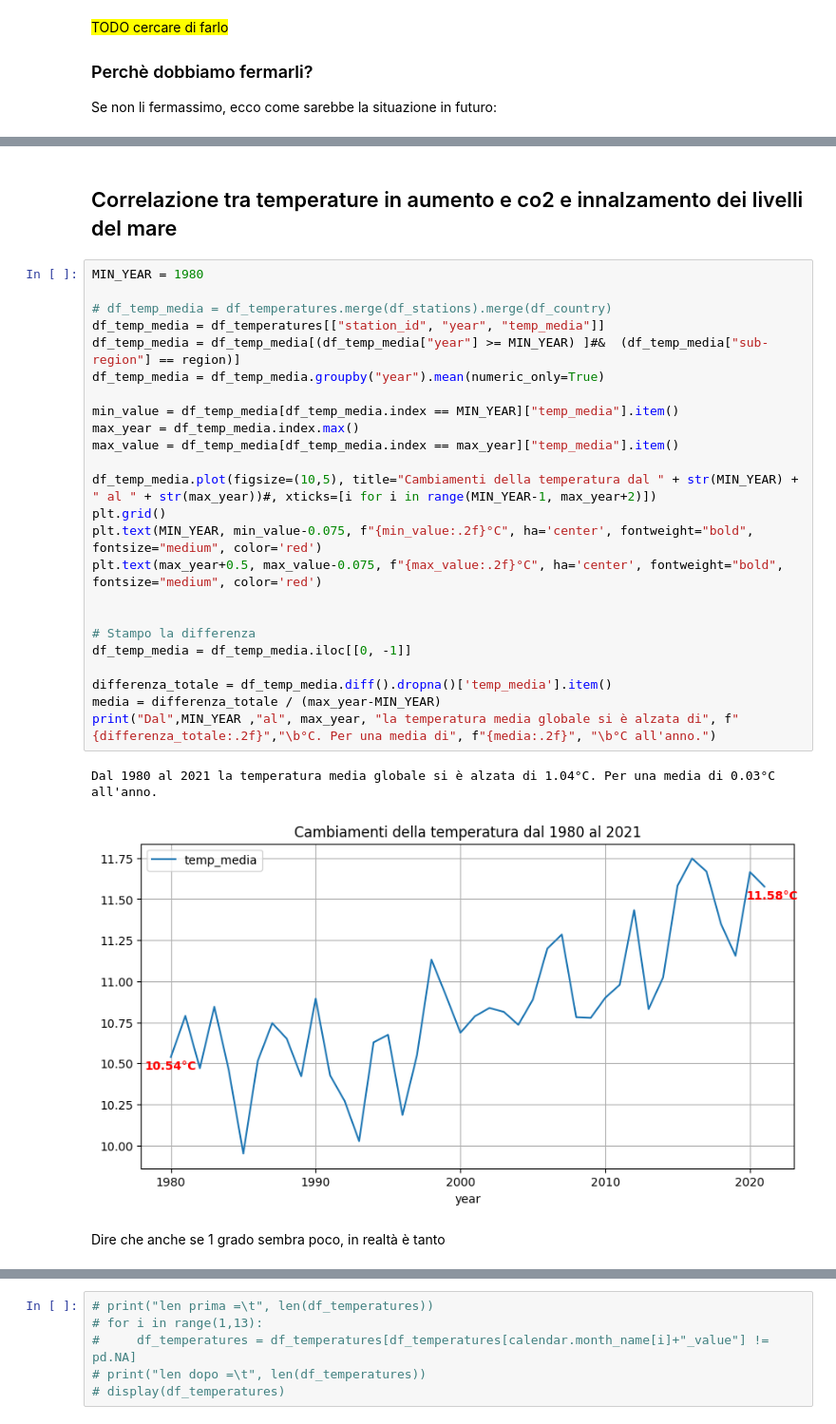
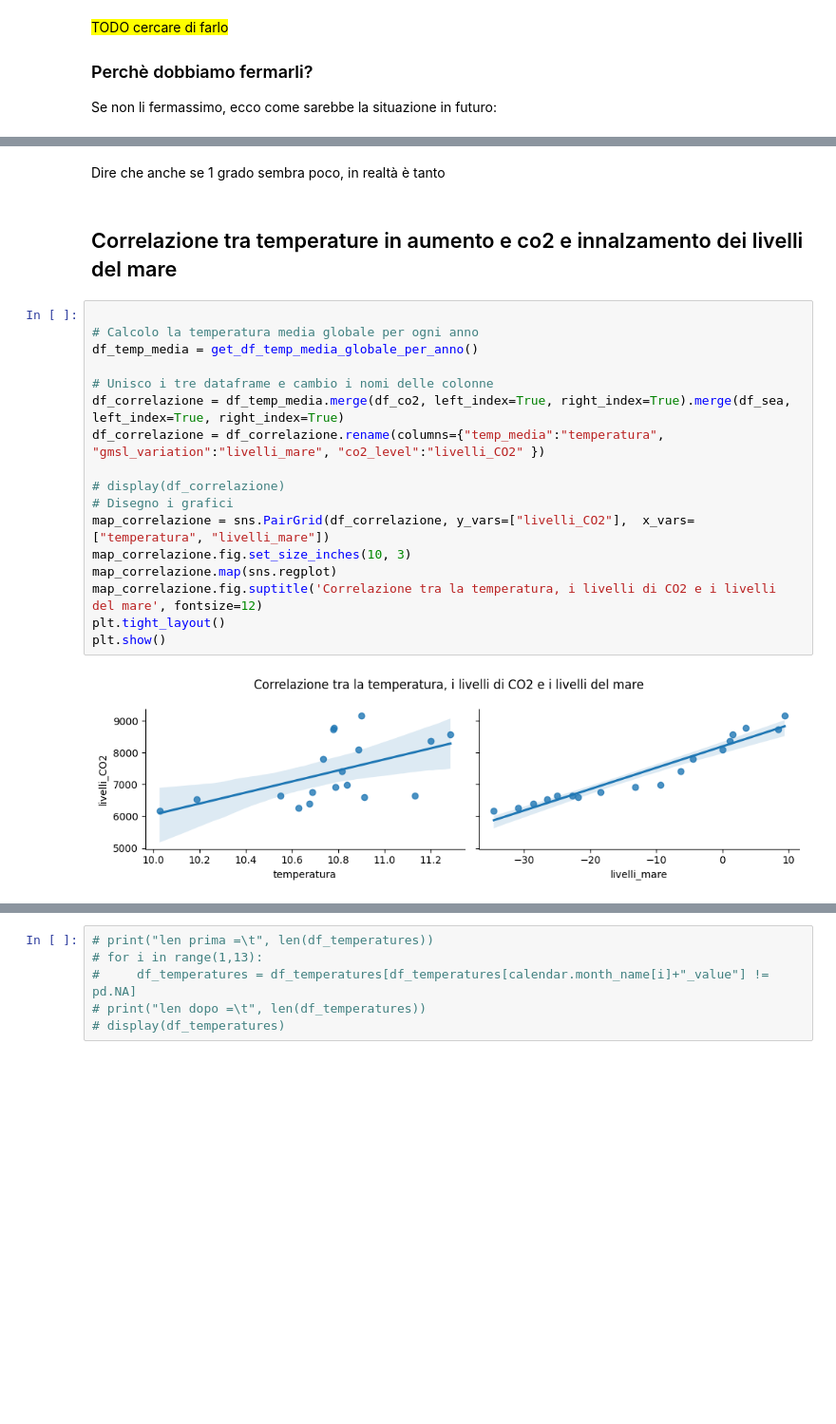
Before and after one commit to ElenaCurti/big-data, a Jupyter notebook: Attivita_03_DataAnalytics/file.ipynb, the cells around one changed output, grey strips where cells are left out. Shown at 95% size. Saved outputs shown, nothing was run; the diff lists cells and outputs as text; blank space fills up the shorter version.

Commit message:
attivita 3: aggiunti grafici correlazione

```diff
--- a/Attivita_03_DataAnalytics/file.ipynb
+++ b/Attivita_03_DataAnalytics/file.ipynb
@@ -484,31 +541,23 @@ Se non li fermassimo, ecco come sarebbe la situazione in futuro:
+# %% [markdown]
+Dire che anche se 1 grado sembra poco, in realtà è tanto
 # %% [markdown]
 ## Correlazione tra temperature in aumento e co2 e innalzamento dei livelli del mare
-# %%
-MIN_YEAR = 1980
-
-# df_temp_media = df_temperatures.merge(df_stations).merge(df_country)
-df_temp_media = df_temperatures[["station_id", "year", "temp_media"]]
-df_temp_media = df_temp_media[(df_temp_media["year"] >= MIN_YEAR) ]#&  (df_temp_media["sub-region"] == region)]
-df_temp_media = df_temp_media.groupby("year").mean(numeric_only=True)
-
-min_value = df_temp_media[df_temp_media.index == MIN_YEAR]["temp_media"].item()
-max_year = df_temp_media.index.max()
-max_value = df_temp_media[df_temp_media.index == max_year]["temp_media"].item()
-
-df_temp_media.plot(figsize=(10,5), title="Cambiamenti della temperatura dal " + str(MIN_YEAR) + " al " + str(max_year))#, xticks=[i for i in range(MIN_YEAR-1, max_year+2)])
-plt.grid()
-plt.text(MIN_YEAR, min_value-0.075, f"{min_value:.2f}°C", ha='center', fontweight="bold", fontsize="medium", color='red')
-plt.text(max_year+0.5, max_value-0.075, f"{max_value:.2f}°C", ha='center', fontweight="bold", fontsize="medium", color='red')
-
-
-# Stampo la differenza
-df_temp_media = df_temp_media.iloc[[0, -1]]
-
-differenza_totale = df_temp_media.diff().dropna()['temp_media'].item()
-media = differenza_totale / (max_year-MIN_YEAR)
-print("Dal",MIN_YEAR ,"al", max_year, "la temperatura media globale si è alzata di", f"{differenza_totale:.2f}","\b°C. Per una media di", f"{media:.2f}", "\b°C all'anno.")
-# %% [output]
-Dal 1980 al 2021 la temperatura media globale si è alzata di 1.04°C. Per una media di 0.03°C all'anno.
-[figure, removed]
-# %% [markdown]
-Dire che anche se 1 grado sembra poco, in realtà è tanto
+# %%
+
+# Calcolo la temperatura media globale per ogni anno
+df_temp_media = get_df_temp_media_globale_per_anno()
+
+# Unisco i tre dataframe e cambio i nomi delle colonne
+df_correlazione = df_temp_media.merge(df_co2, left_index=True, right_index=True).merge(df_sea, left_index=True, right_index=True)
+df_correlazione = df_correlazione.rename(columns={"temp_media":"temperatura", "gmsl_variation":"livelli_mare", "co2_level":"livelli_CO2" })
+
+# display(df_correlazione)
+# Disegno i grafici
+map_correlazione = sns.PairGrid(df_correlazione, y_vars=["livelli_CO2"],  x_vars=["temperatura", "livelli_mare"])
+map_correlazione.fig.set_size_inches(10, 3)
+map_correlazione.map(sns.regplot)
+map_correlazione.fig.suptitle('Correlazione tra la temperatura, i livelli di CO2 e i livelli del mare', fontsize=12)
+plt.tight_layout()
+plt.show()
+# %% [output]
+[figure, added]
```
Also changed, not shown: parts of 6 cells of this notebook.
